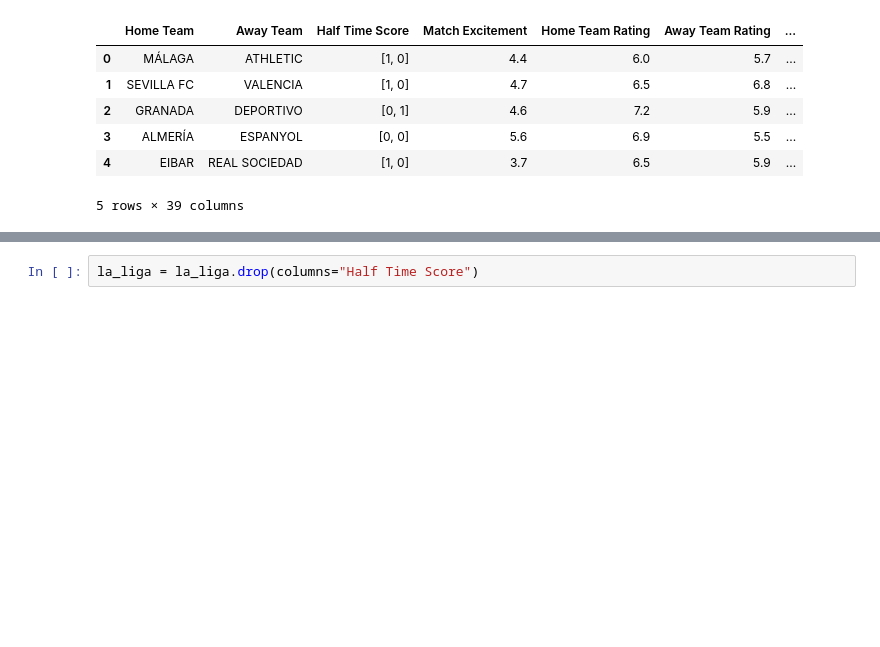
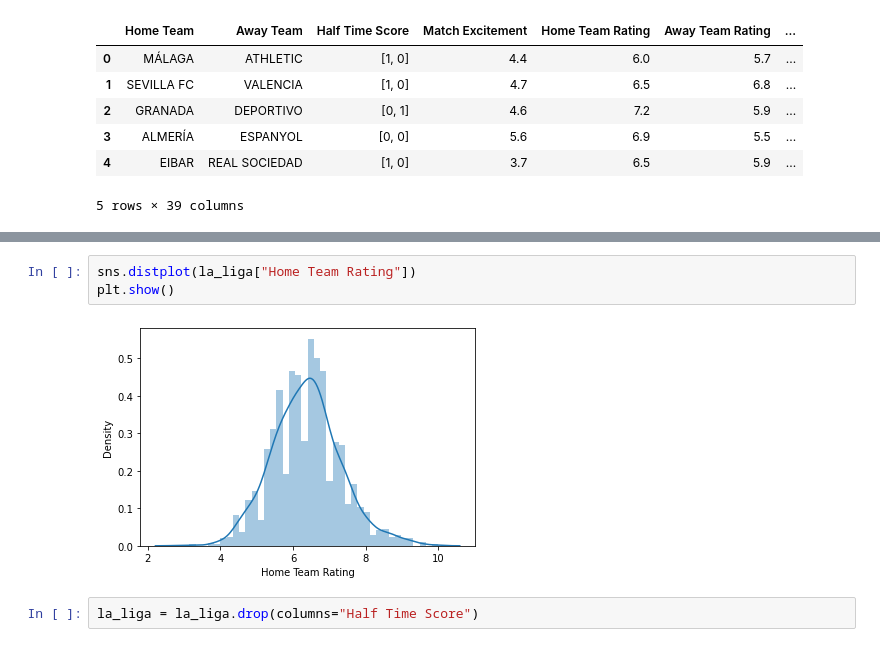
Before and after one commit to janisfroelich/gdv, a Jupyter notebook: la_liga_gdv.ipynb, the cells around one changed output, grey strips where cells are left out. Drawn from its saved outputs; the diff is of its cells as text; blank space fills up the shorter version.

```diff
--- a/la_liga_gdv.ipynb
+++ b/la_liga_gdv.ipynb
@@ -80,3 +86,8 @@ la_liga.head()
+# %%
+sns.distplot(la_liga["Home Team Rating"])
+plt.show()
+# %% [output]
+[figure, added]
 # %%
 la_liga = la_liga.drop(columns="Half Time Score")
 # %%
```
Also changed, not shown: parts of 1 cell of this notebook.
